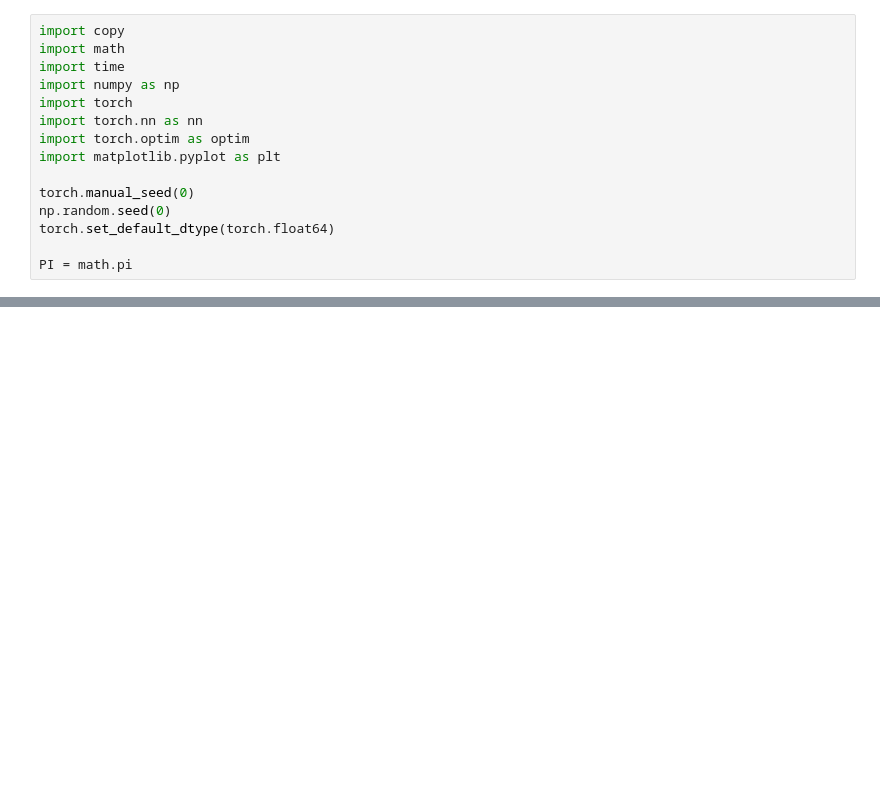
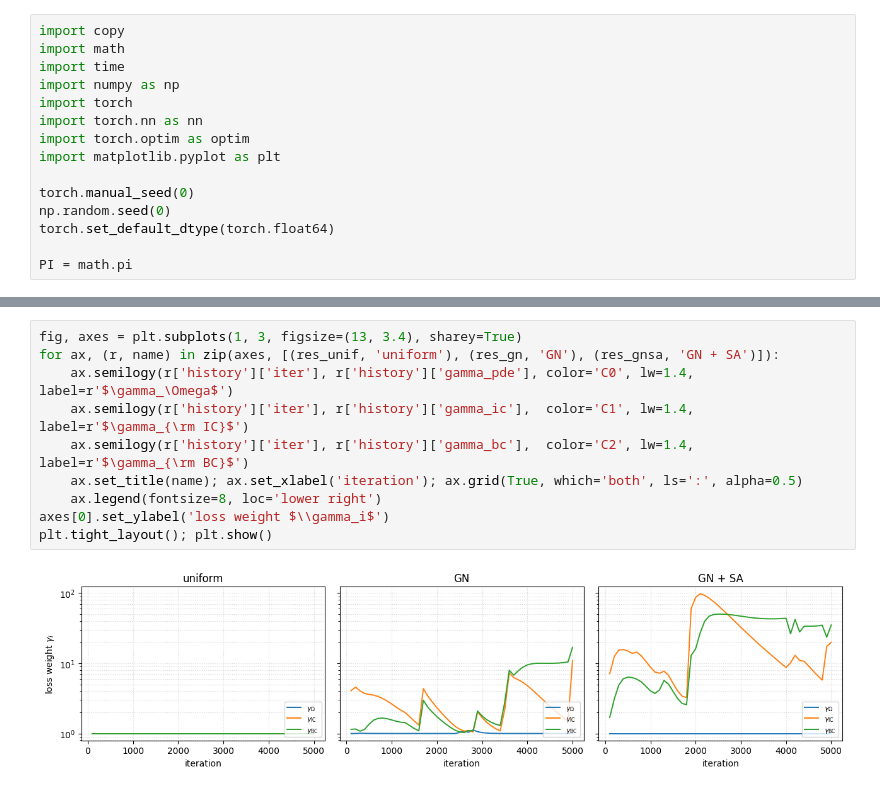
Before and after one commit to kopanicakova/intro_opt_SciML, a Jupyter notebook: notebooks/ex8.ipynb, the cells around one changed output, grey strips where cells are left out. Cells and saved outputs as stored; diff of their text form; blank space fills up the shorter version.

```diff
--- a/notebooks/ex8.ipynb
+++ b/notebooks/ex8.ipynb
@@ -451,0 +350,12 @@ wrote ./ex8_collocation.csv  (119 rows)
+# %%
+fig, axes = plt.subplots(1, 3, figsize=(13, 3.4), sharey=True)
+for ax, (r, name) in zip(axes, [(res_unif, 'uniform'), (res_gn, 'GN'), (res_gnsa, 'GN + SA')]):
+    ax.semilogy(r['history']['iter'], r['history']['gamma_pde'], color='C0', lw=1.4, label=r'$\gamma_\Omega$')
+    ax.semilogy(r['history']['iter'], r['history']['gamma_ic'],  color='C1', lw=1.4, label=r'$\gamma_{\rm IC}$')
+    ax.semilogy(r['history']['iter'], r['history']['gamma_bc'],  color='C2', lw=1.4, label=r'$\gamma_{\rm BC}$')
+    ax.set_title(name); ax.set_xlabel('iteration'); ax.grid(True, which='both', ls=':', alpha=0.5)
+    ax.legend(fontsize=8, loc='lower right')
+axes[0].set_ylabel('loss weight $\\gamma_i$')
+plt.tight_layout(); plt.show()
+# %% [output]
+[figure, added]
```
Also changed, not shown: parts of 37 cells of this notebook, 4 other files.
